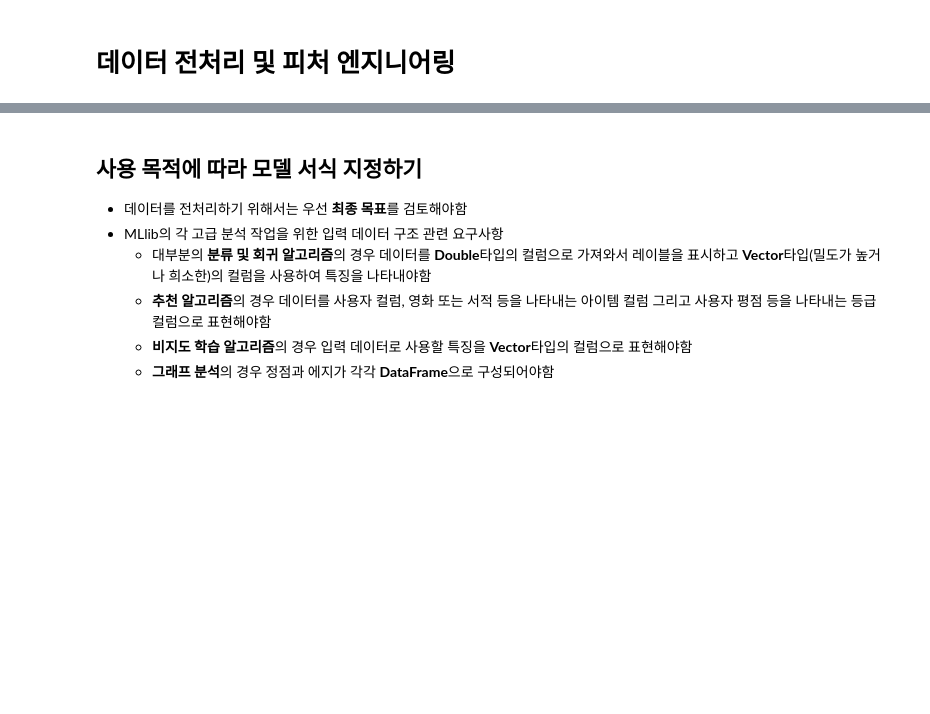
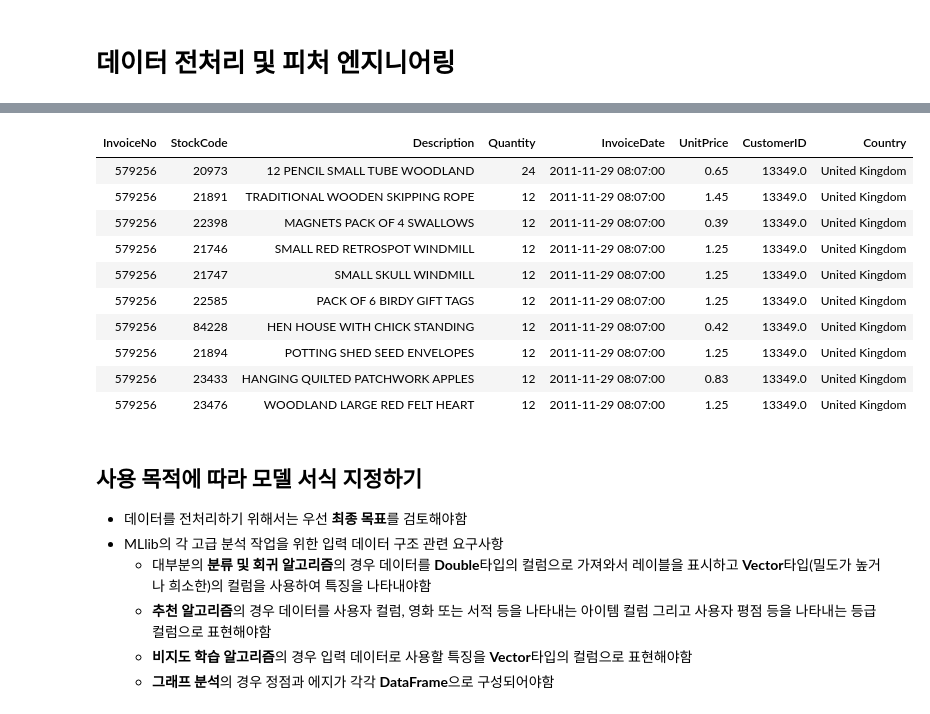
Before and after one commit to PingPingE/Spark, a Jupyter notebook: Part6/Chapter25.ipynb, the cells around one changed output, grey strips where cells are left out. Saved outputs shown, nothing was run; the diff lists cells and outputs as text; code cells hidden in the pictures; blank space fills up the shorter version.

```diff
--- a/Part6/Chapter25.ipynb
+++ b/Part6/Chapter25.ipynb
@@ -10,6 +12,6 @@ simple_ml_scale = root+'/simple-ml-scaling'
 sales = spark.read.format('csv')\
 .option('header', 'true')\
 .option('inferSchema', 'true')\
-.load(retail)
-.coalesce(5)
-.where("Descriptions is not null")
+.load(retail)\
+.coalesce(5)\
+.where("Description is not null")
@@ -20,6 +56,18 @@ scaleDF = spark.read.parquet(simple_ml_scale)
 # %%
 sales.cache()
-sales.show()
+display(sales.head(10))
+# %% [output]
+| InvoiceNo | StockCode | Description | Quantity | InvoiceDate | UnitPrice | CustomerID | Country |
+| 579256 | 20973 | 12 PENCIL SMALL TUBE WOODLAND | 24 | 2011-11-29 08:07:00 | 0.65 | 13349.0 | United Kingdom |
+| 579256 | 21891 | TRADITIONAL WOODEN SKIPPING ROPE | 12 | 2011-11-29 08:07:00 | 1.45 | 13349.0 | United Kingdom |
+| 579256 | 22398 | MAGNETS PACK OF 4 SWALLOWS | 12 | 2011-11-29 08:07:00 | 0.39 | 13349.0 | United Kingdom |
+| 579256 | 21746 | SMALL RED RETROSPOT WINDMILL | 12 | 2011-11-29 08:07:00 | 1.25 | 13349.0 | United Kingdom |
+| 579256 | 21747 | SMALL SKULL WINDMILL | 12 | 2011-11-29 08:07:00 | 1.25 | 13349.0 | United Kingdom |
+| 579256 | 22585 | PACK OF 6 BIRDY GIFT TAGS | 12 | 2011-11-29 08:07:00 | 1.25 | 13349.0 | United Kingdom |
+| 579256 | 84228 | HEN HOUSE WITH CHICK STANDING | 12 | 2011-11-29 08:07:00 | 0.42 | 13349.0 | United Kingdom |
+| 579256 | 21894 | POTTING SHED SEED ENVELOPES | 12 | 2011-11-29 08:07:00 | 1.25 | 13349.0 | United Kingdom |
+| 579256 | 23433 | HANGING QUILTED PATCHWORK APPLES | 12 | 2011-11-29 08:07:00 | 0.83 | 13349.0 | United Kingdom |
+| 579256 | 23476 | WOODLAND LARGE RED FELT HEART | 12 | 2011-11-29 08:07:00 | 1.25 | 13349.0 | United Kingdom |
 # %% [markdown]
 ## 사용 목적에 따라 모델 서식 지정하기
 - 데이터를 전처리하기 위해서는 우선 <strong>최종 목표</strong>를 검토해야함
```
Also changed, not shown: parts of 21 cells of this notebook.
